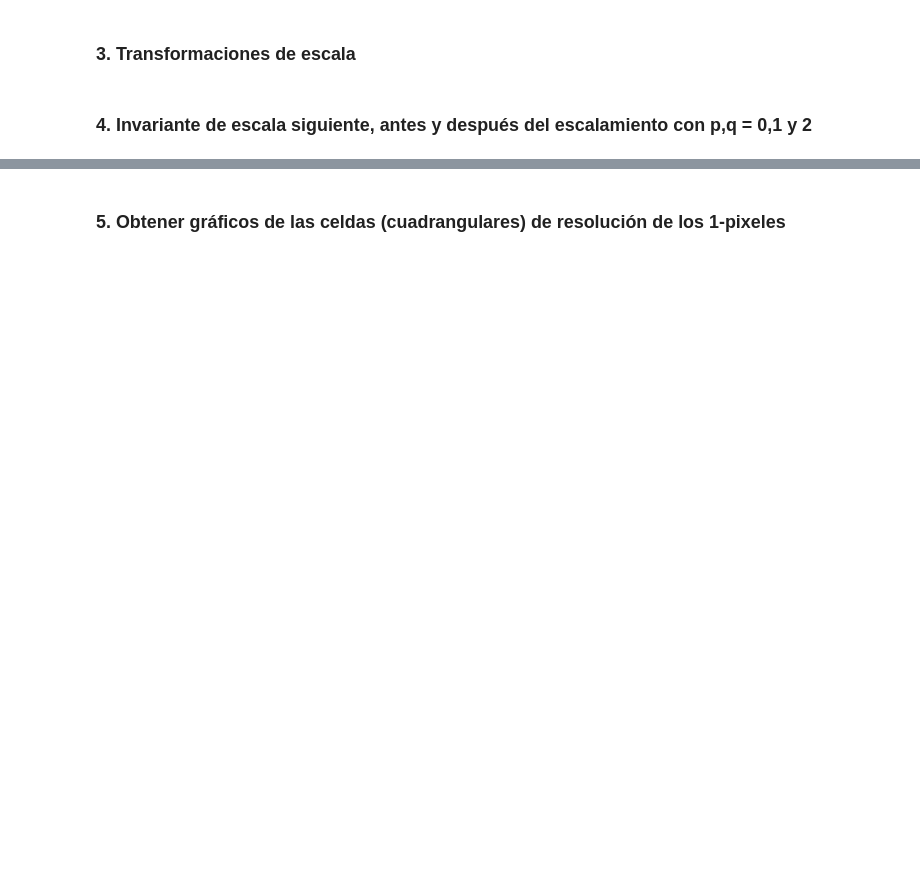
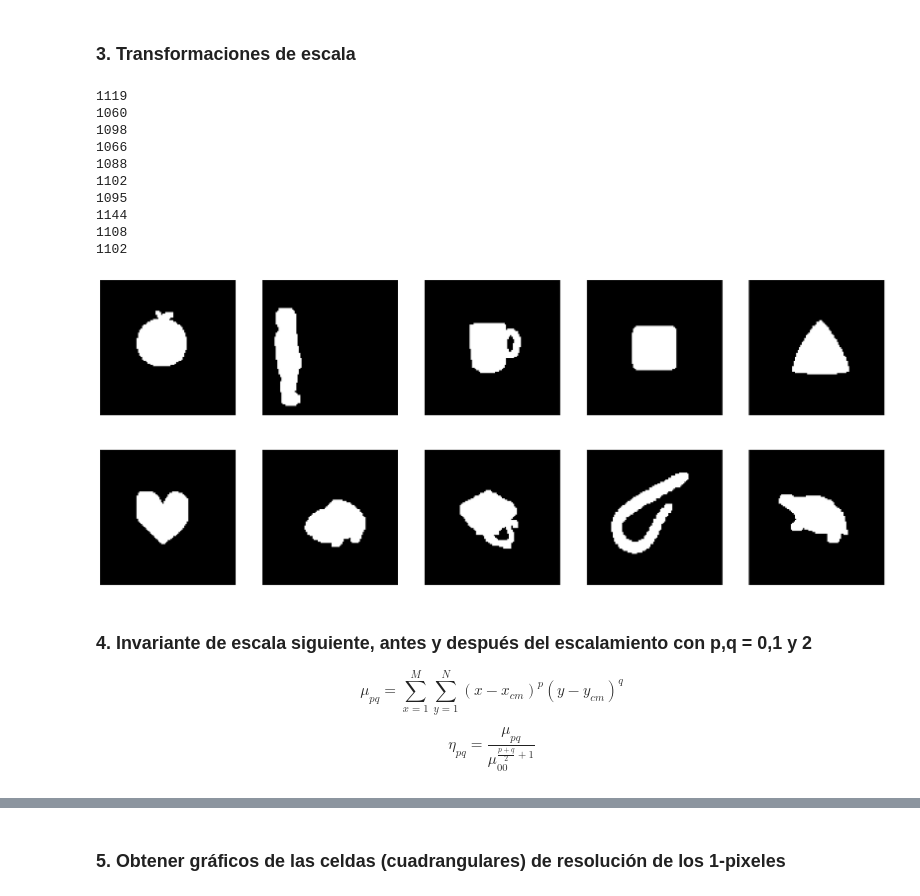
Before and after one commit to P4R-D4RK/Examen_Tarea2_Graficacion, a Jupyter notebook: Code.ipynb, the cells around one changed output, grey strips where cells are left out. Cells and saved outputs as stored; diff of their text form; code cells hidden in the pictures; blank space fills up the shorter version.

```diff
--- a/Code.ipynb
+++ b/Code.ipynb
@@ -84,2 +70,64 @@ for i in range(len(images)):
+# %%
+def scale_object(image, center_of_mass, scale_factor):
+    # Crear matriz de coordenadas
+    coords = np.array(np.where(image)).T
+
+    # Restar centro de masa a coordenadas
+    coords_centered = coords - center_of_mass
+
+    # Escalar coordenadas
+    scaled_coords = coords_centered * scale_factor
+
+    # Sumar centro de masa a coordenadas escaladas
+    scaled_coords += center_of_mass
+
+    # Crear imagen vacía para la imagen escalada
+    scaled_image = np.zeros_like(image)
+
+    # Convertir coordenadas escaladas en índices de imagen
+    indices = np.round(scaled_coords).astype(int)
+
+    # Asegurarse de que los índices estén dentro de los límites de la imagen
+    indices[:, 0] = np.clip(indices[:, 0], 0, image.shape[1]-1)
+    indices[:, 1] = np.clip(indices[:, 1], 0, image.shape[0]-1)
+
+    # Establecer píxeles en la imagen escalada
+    scaled_image[indices[:, 0], indices[:, 1]] = 1
+
+    scaled_image[scaled_image != 0] = 1
+
+    return scaled_image
+# %%
+scaled_images = []
+
+min = np.min(n_pixels)
+for i in range(len(resized_images)):
+   factor = math.sqrt(min / n_pixels[i])
+   scaled_images.append(scale_object(resized_images[i], calculate_center_of_mass(resized_images[i]), factor))
+
+for image in scaled_images:
+   print(np.count_nonzero(image))
+
+showImages(scaled_images)
+# %% [output]
+1119
+1060
+1098
+1066
+1088
+1102
+1095
+1144
+1108
+1102
+[figure, added]
 # %% [markdown]
 ### 4. Invariante de escala siguiente, antes y después del escalamiento con p,q = 0,1 y 2
+
+$$
+\mu_{pq} = \sum_{x=1}^{M}\sum_{y=1}^{N} (x - x_{cm})^p (y - y_{cm})^q
+$$
+
+$$
+\eta_{pq} = \frac{\mu_{pq}}{\mu_{00}^{\frac{p + q}{2} + 1}}
+$$
```
Also changed, not shown: parts of 24 cells of this notebook, 3 other files.
